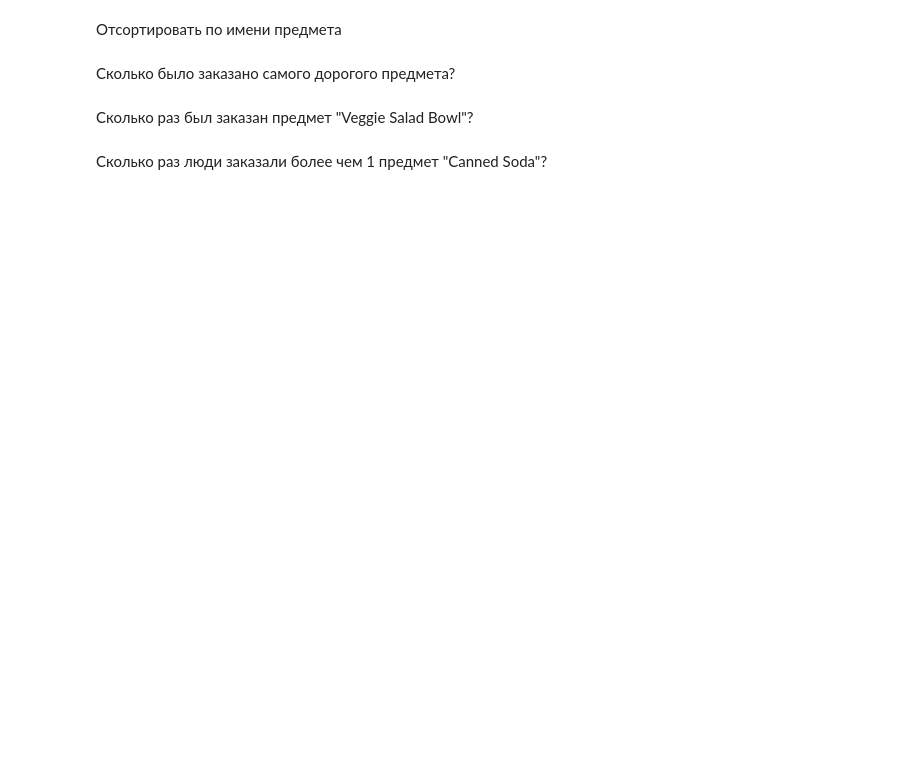
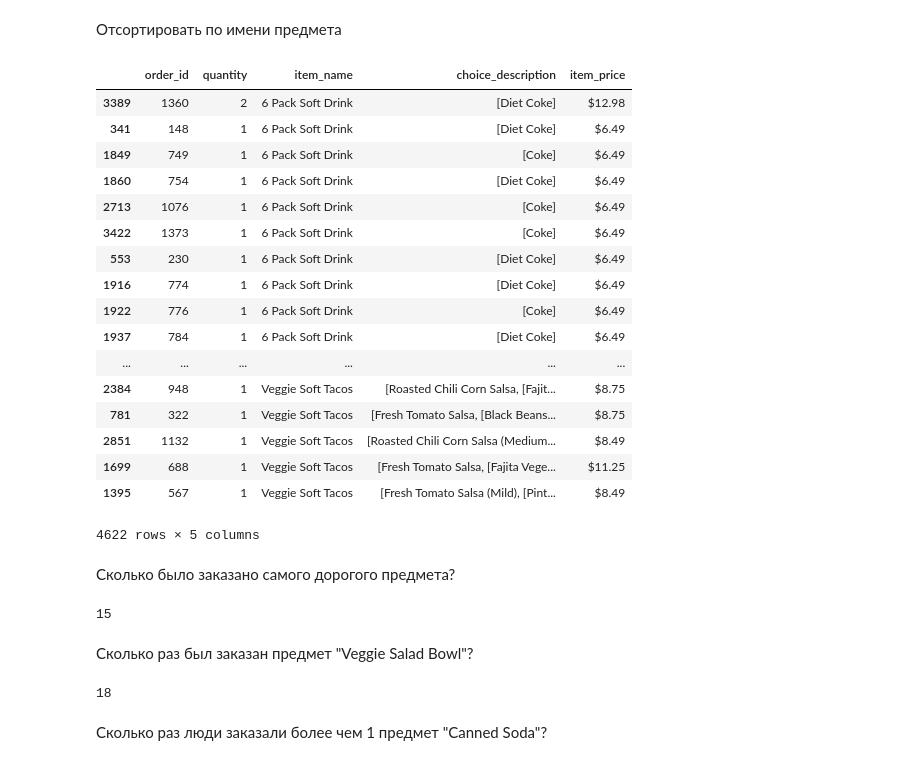
Before and after one commit to CarefreeSlacker/otus_homework1, a Jupyter notebook: exercises.ipynb, the cells around one changed output. Saved outputs shown, nothing was run; the diff lists cells and outputs as text; code cells hidden in the pictures; blank space fills up the shorter version.

```diff
--- a/exercises.ipynb
+++ b/exercises.ipynb
@@ -253,5 +317,29 @@ print(find_n_most_frequent(array, 5))
 # %% [markdown]
 Считать данные по  [адресу](https://raw.githubusercontent.com/justmarkham/DAT8/master/data/chipotle.tsv).
 Присвоить переменной chipo
+# %%
+import requests
+import pandas as pd
+
+response = requests.get('https://raw.githubusercontent.com/justmarkham/DAT8/master/data/chipotle.tsv')
+foods = open('chipotle.tsv', 'w')
+foods.write(response.text)
+foods.close()
+food = pd.read_csv('chipotle.tsv', delimiter='\t')
 # %% [markdown]
 Как много продуктов стоят более чем $10.00?
+# %%
+import re
+import pandas as pd
+FLOAT_REGEX = '([\d\.]+)'
+
+def parse_price(price):
+    return float(re.search(FLOAT_REGEX, price).group(1))
+
+food['float_price'] = food['item_price'].map(lambda price: parse_price(price))
+prices = food.get('float_price')
+counter = 0
+for float_price in prices:
+    if float_price > 10:
+        counter += 1
+print('{0} из {1} продуктов стоят больше 10$. Что составляет {2}%'.format(counter, len(prices), float(round(counter/len(prices) * 100, 2))))
@@ -260,8 +371,37 @@ print(find_n_most_frequent(array, 5))
 # %% [markdown]
 Отсортировать по имени предмета
+# %%
+food.sort_values(['item_name'])
+# %% [output]
+|  | order_id | quantity | item_name | choice_description | item_price |
+| 3389 | 1360 | 2 | 6 Pack Soft Drink | [Diet Coke] | $12.98 |
+| 341 | 148 | 1 | 6 Pack Soft Drink | [Diet Coke] | $6.49 |
+| 1849 | 749 | 1 | 6 Pack Soft Drink | [Coke] | $6.49 |
+| 1860 | 754 | 1 | 6 Pack Soft Drink | [Diet Coke] | $6.49 |
+| 2713 | 1076 | 1 | 6 Pack Soft Drink | [Coke] | $6.49 |
+| 3422 | 1373 | 1 | 6 Pack Soft Drink | [Coke] | $6.49 |
+| 553 | 230 | 1 | 6 Pack Soft Drink | [Diet Coke] | $6.49 |
+| 1916 | 774 | 1 | 6 Pack Soft Drink | [Diet Coke] | $6.49 |
+| 1922 | 776 | 1 | 6 Pack Soft Drink | [Coke] | $6.49 |
+| 1937 | 784 | 1 | 6 Pack Soft Drink | [Diet Coke] | $6.49 |
+| ... | ... | ... | ... | ... | ... |
+| 2384 | 948 | 1 | Veggie Soft Tacos | [Roasted Chili Corn Salsa, [Fajit... | $8.75 |
+| 781 | 322 | 1 | Veggie Soft Tacos | [Fresh Tomato Salsa, [Black Beans... | $8.75 |
+| 2851 | 1132 | 1 | Veggie Soft Tacos | [Roasted Chili Corn Salsa (Medium... | $8.49 |
+| 1699 | 688 | 1 | Veggie Soft Tacos | [Fresh Tomato Salsa, [Fajita Vege... | $11.25 |
+| 1395 | 567 | 1 | Veggie Soft Tacos | [Fresh Tomato Salsa (Mild), [Pint... | $8.49 |
+4622 rows × 5 columns
 # %% [markdown]
 Сколько было заказано самого дорогого предмета?
+# %%
+ food.loc[food['float_price'].idxmax()].get('quantity')
+# %% [output]
+15
 # %% [markdown]
 Сколько раз был заказан предмет "Veggie Salad Bowl"?
+# %%
+food.loc[food['item_name'] == "Veggie Salad Bowl"].get('quantity').sum()
+# %% [output]
+18
 # %% [markdown]
 Сколько раз люди заказали более чем 1 предмет "Canned Soda"?
```
Also changed, not shown: parts of 12 cells of this notebook, 1 other file.
